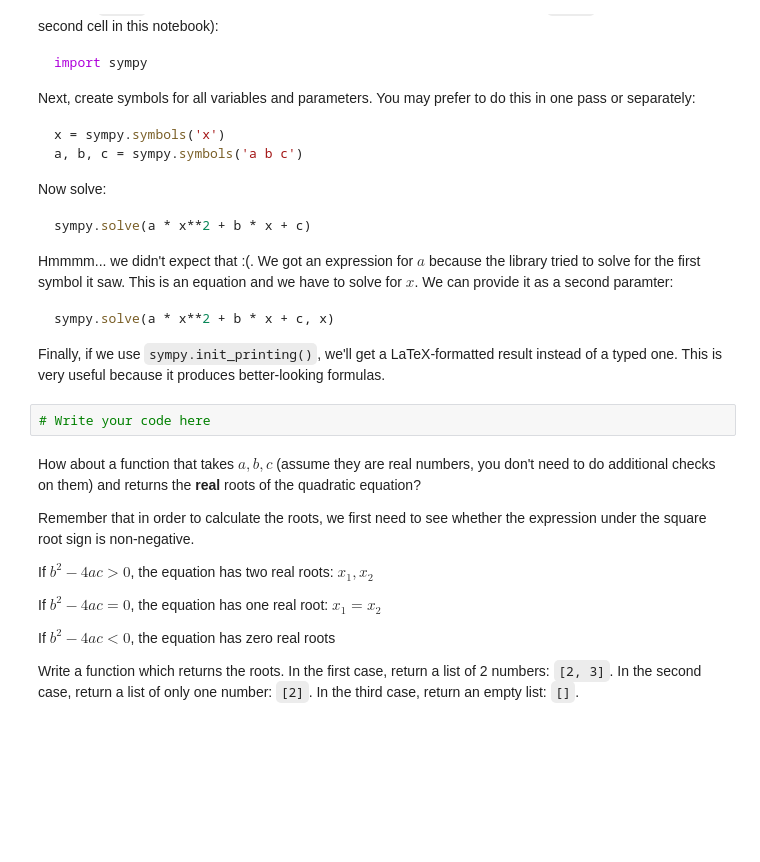
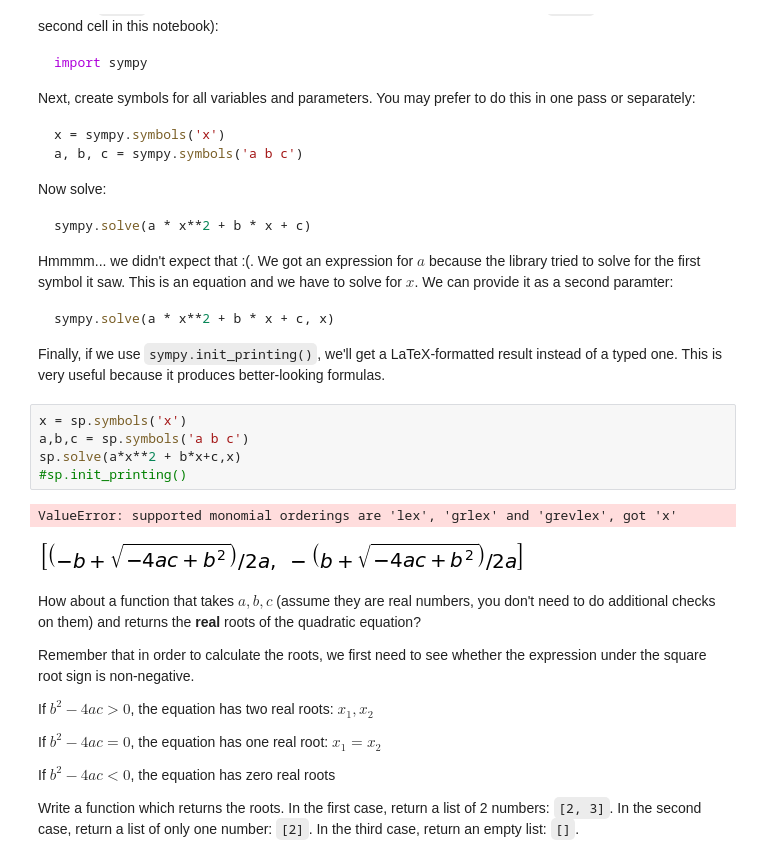
Before and after one commit to LuGeorgiev/Python-SoftUni, a Jupyter notebook: MathConceptsForDevelopers/01.InitialExcercise/High-School Maths Exercise.ipynb, the cells around one changed output. Saved outputs shown, nothing was run; the diff lists cells and outputs as text; blank space fills up the shorter version.

````diff
--- a/MathConceptsForDevelopers/01.InitialExcercise/High-School Maths Exercise.ipynb
+++ b/MathConceptsForDevelopers/01.InitialExcercise/High-School Maths Exercise.ipynb
@@ -250,8 +258,14 @@ sympy.solve(a * x**2 + b * x + c, x)
 ```
 
 Finally, if we use `sympy.init_printing()`, we'll get a LaTeX-formatted result instead of a typed one. This is very useful because it produces better-looking formulas.
-# %%
-# Write your code here
+# %%
+x = sp.symbols('x')
+a,b,c = sp.symbols('a b c')
+sp.solve(a*x**2 + b*x+c,x)
+#sp.init_printing()
+# %% [output]
+ValueError: supported monomial orderings are 'lex', 'grlex' and 'grevlex', got 'x'
+[figure, added]
 # %% [markdown]
 How about a function that takes $a, b, c$ (assume they are real numbers, you don't need to do additional checks on them) and returns the **real** roots of the quadratic equation?
 
````
Also changed, not shown: parts of 3 cells of this notebook.
